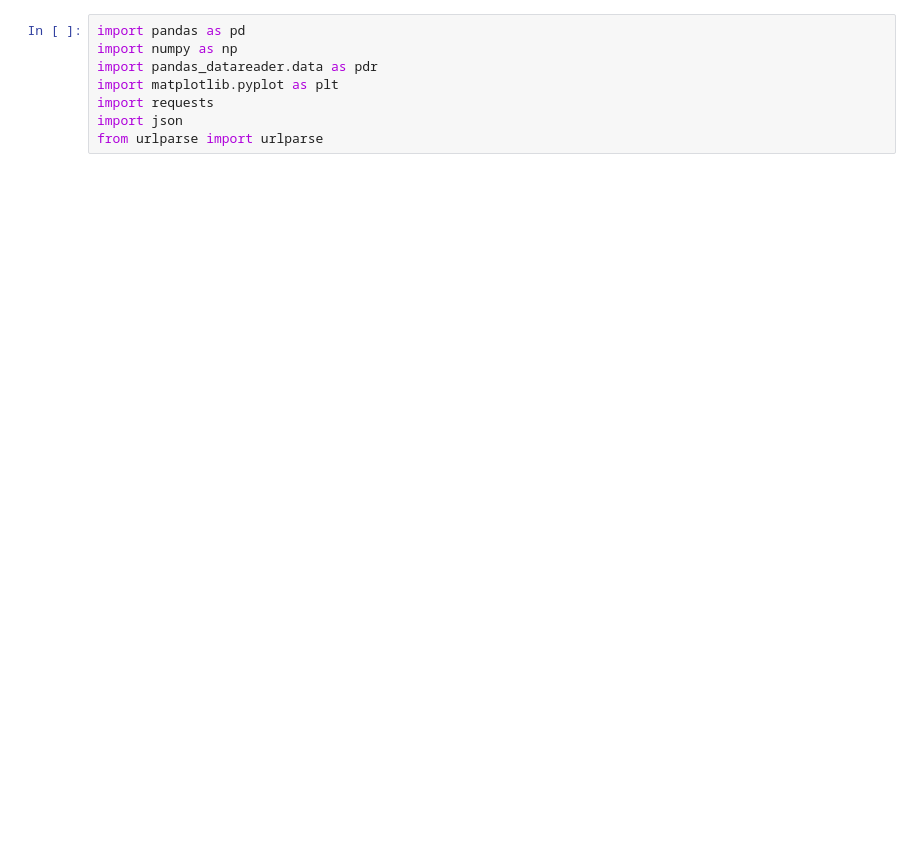
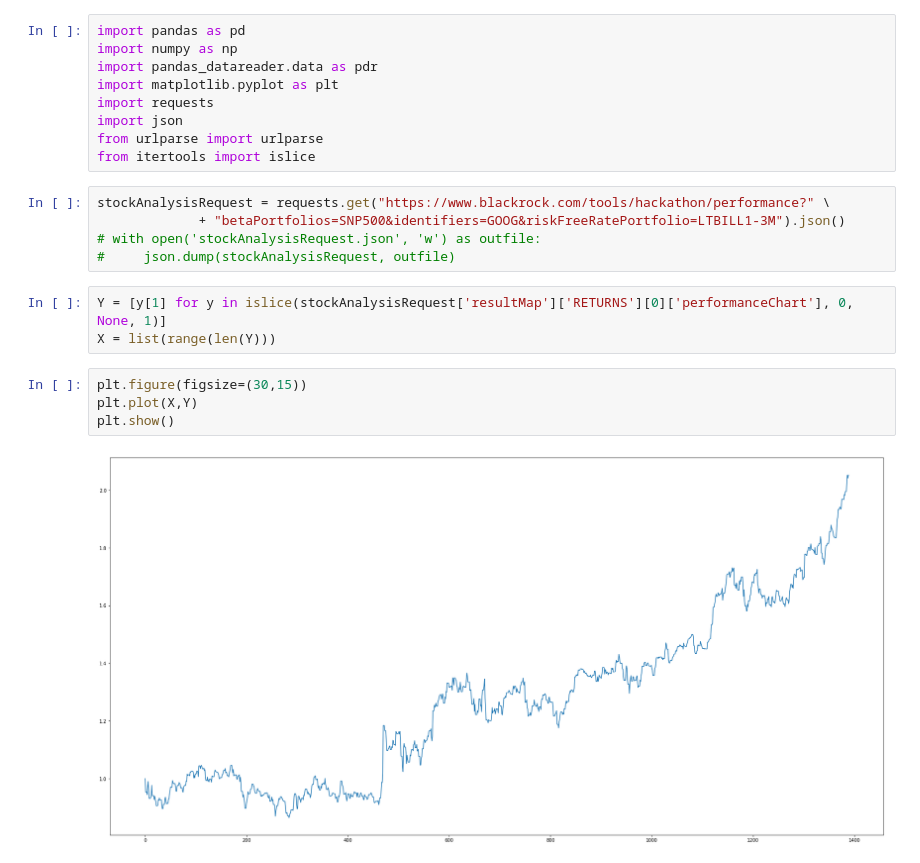
Before and after one commit to jean-tu/botbucks, a Jupyter notebook: PullingDataFromAladdin.ipynb, the cells around one changed output. Cells and saved outputs as stored; diff of their text form; blank space fills up the shorter version.

Commit message:
PortfolioAnalysis

```diff
--- a/PullingDataFromAladdin.ipynb
+++ b/PullingDataFromAladdin.ipynb
@@ -6,3 +6,18 @@ import matplotlib.pyplot as plt
 import requests
 import json
 from urlparse import urlparse
+from itertools import islice
+# %%
+stockAnalysisRequest = requests.get("https://www.blackrock.com/tools/hackathon/performance?" \
+             + "betaPortfolios=SNP500&identifiers=GOOG&riskFreeRatePortfolio=LTBILL1-3M").json()
+# with open('stockAnalysisRequest.json', 'w') as outfile:
+#     json.dump(stockAnalysisRequest, outfile)
+# %%
+Y = [y[1] for y in islice(stockAnalysisRequest['resultMap']['RETURNS'][0]['performanceChart'], 0, None, 1)]
+X = list(range(len(Y)))
+# %%
+plt.figure(figsize=(30,15))
+plt.plot(X,Y)
+plt.show()
+# %% [output]
+[figure, added]
```
Also changed, not shown: parts of 10 cells of this notebook, 2 other files.
